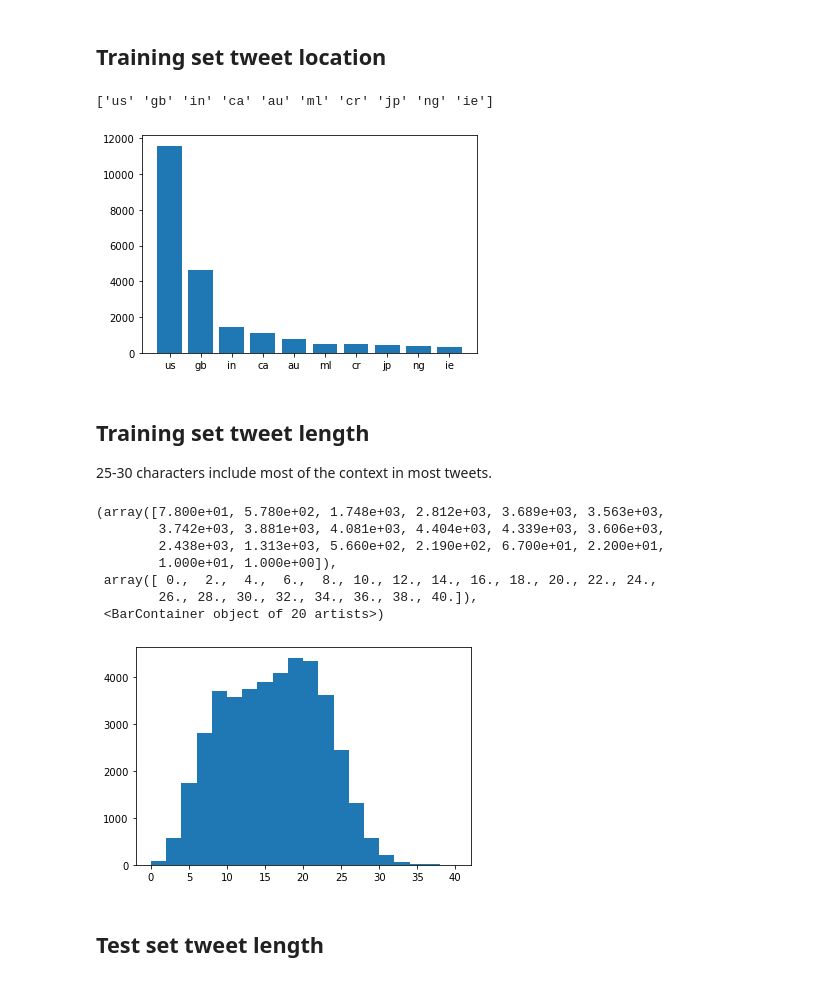
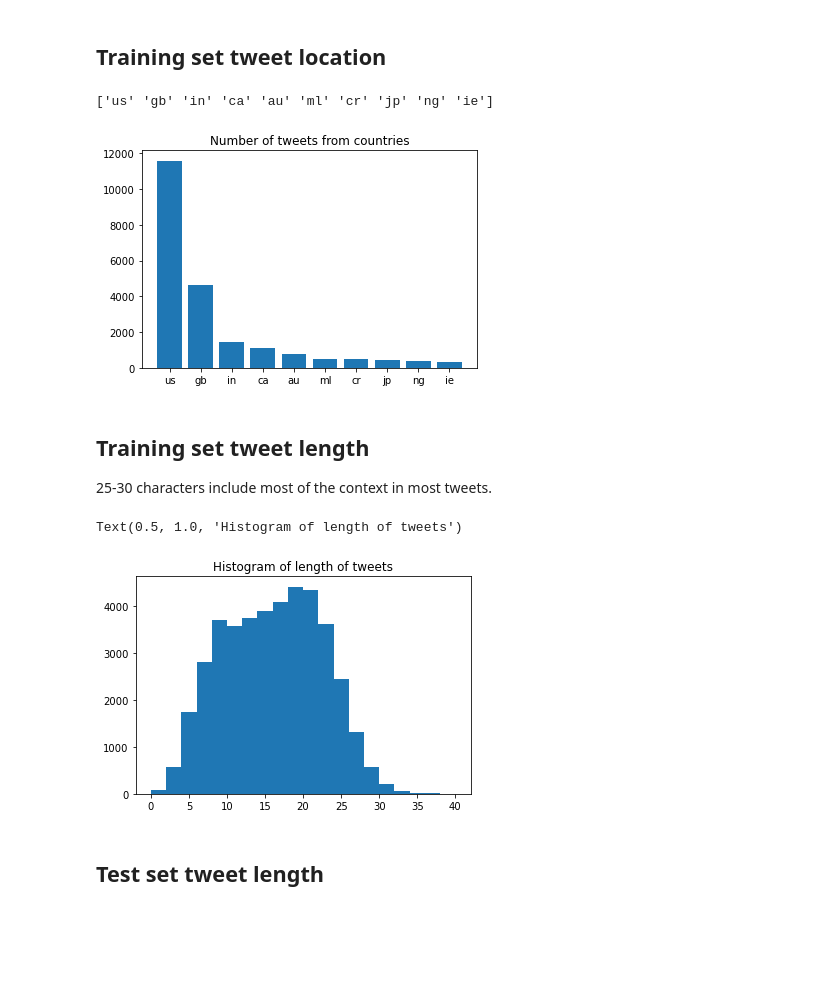
Before and after one commit to jenny-chou/Kaggle-COVID-tweet, a Jupyter notebook: Covid-tweets-sentiment_method1.ipynb, the cells around one changed output. Cells and saved outputs as stored; diff of their text form; code cells hidden in the pictures; blank space fills up the shorter version.

```diff
--- a/Covid-tweets-sentiment_method1.ipynb
+++ b/Covid-tweets-sentiment_method1.ipynb
@@ -589,31 +589,27 @@ test_df.head()
 # %%
 encoder = LabelEncoder().fit(loc_final_list)
 loc_df = pd.DataFrame(encoder.transform(loc_final_list))
 loc_count = pd.DataFrame(loc_df.value_counts())
 x = [index[0] for index in loc_count.index.values][:10]
 y = loc_count[0].to_list()[:10]
 x_index = np.arange(len(x))
-plt.bar(x_index, y, tick_label=encoder.inverse_transform(x), title="Number of tweets from countries")
+plt.bar(x_index, y, tick_label=encoder.inverse_transform(x))
+plt.title("Number of tweets from countries")
 print(encoder.inverse_transform(x))
 # %% [output]
 ['us' 'gb' 'in' 'ca' 'au' 'ml' 'cr' 'jp' 'ng' 'ie']
-[figure, old version]
+[figure, new version]
 # %% [markdown]
 ## Training set tweet length
 25-30 characters include most of the context in most tweets.
 # %%
 len_tweet = [len(tweet.split()) for tweet in train_df.CleanTweet]
 plt.figure()
-plt.hist(len_tweet, bins=20, title="Histogram of length of tweets")
+plt.hist(len_tweet, bins=20)
+plt.title("Histogram of length of tweets")
 # %% [output]
-(array([7.800e+01, 5.780e+02, 1.748e+03, 2.812e+03, 3.689e+03, 3.563e+03,
-        3.742e+03, 3.881e+03, 4.081e+03, 4.404e+03, 4.339e+03, 3.606e+03,
-        2.438e+03, 1.313e+03, 5.660e+02, 2.190e+02, 6.700e+01, 2.200e+01,
-        1.000e+01, 1.000e+00]),
- array([ 0.,  2.,  4.,  6.,  8., 10., 12., 14., 16., 18., 20., 22., 24.,
-        26., 28., 30., 32., 34., 36., 38., 40.]),
- <BarContainer object of 20 artists>)
+Text(0.5, 1.0, 'Histogram of length of tweets')
-[figure, old version]
+[figure, new version]
 # %% [markdown]
 ## Test set tweet length
 # %%
```
Also changed, not shown: parts of 27 cells of this notebook, 1 other file.
